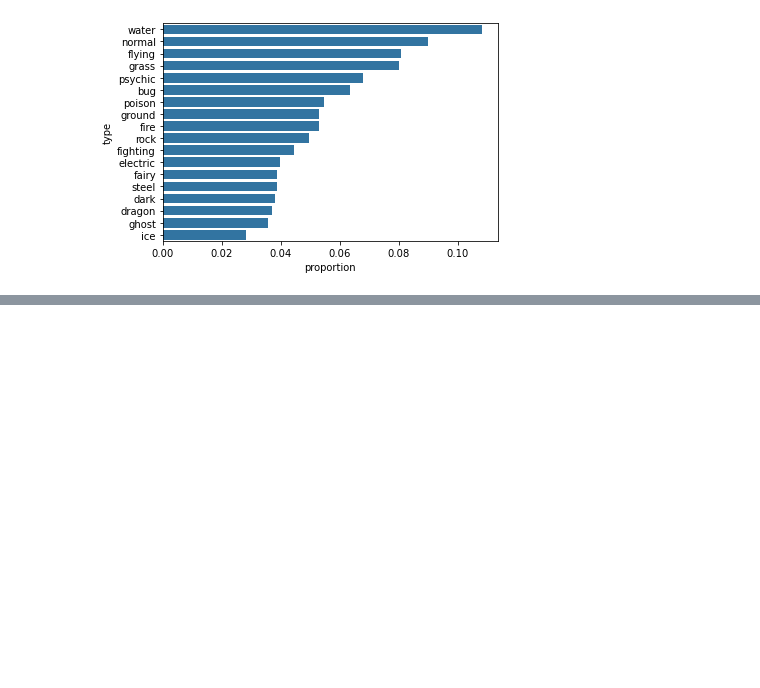
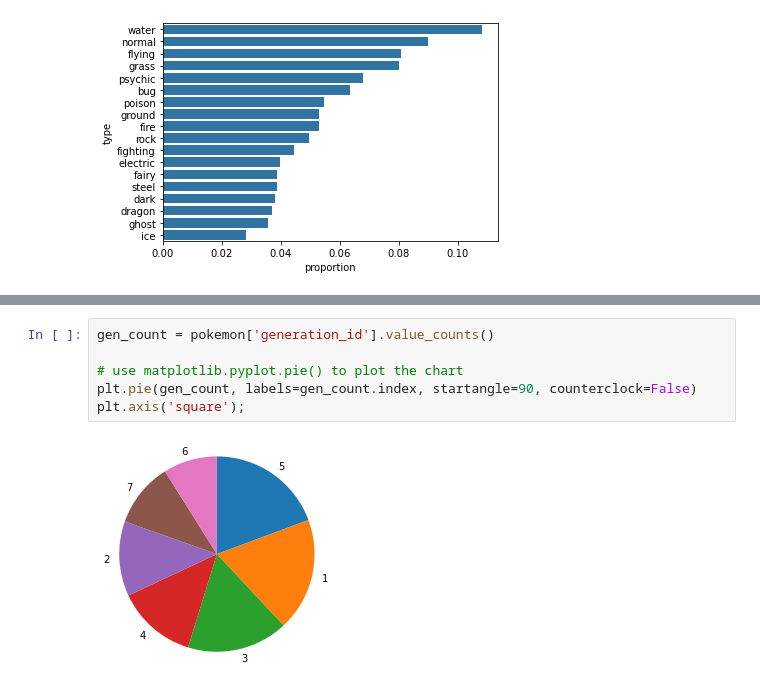
Before and after one commit to tharcyla/data-visualization, a Jupyter notebook: 03_Univariate-Exploration-of-Data.ipynb, the cells around one changed output, grey strips where cells are left out. Saved outputs shown, nothing was run; the diff lists cells and outputs as text; blank space fills up the shorter version.

```diff
--- a/03_Univariate-Exploration-of-Data.ipynb
+++ b/03_Univariate-Exploration-of-Data.ipynb
@@ -496,0 +509,8 @@ plt.xlabel('proportion');
+# %%
+gen_count = pokemon['generation_id'].value_counts()
+
+# use matplotlib.pyplot.pie() to plot the chart
+plt.pie(gen_count, labels=gen_count.index, startangle=90, counterclock=False)
+plt.axis('square');
+# %% [output]
+[figure, added]
```
Also changed, not shown: parts of 36 cells of this notebook.
